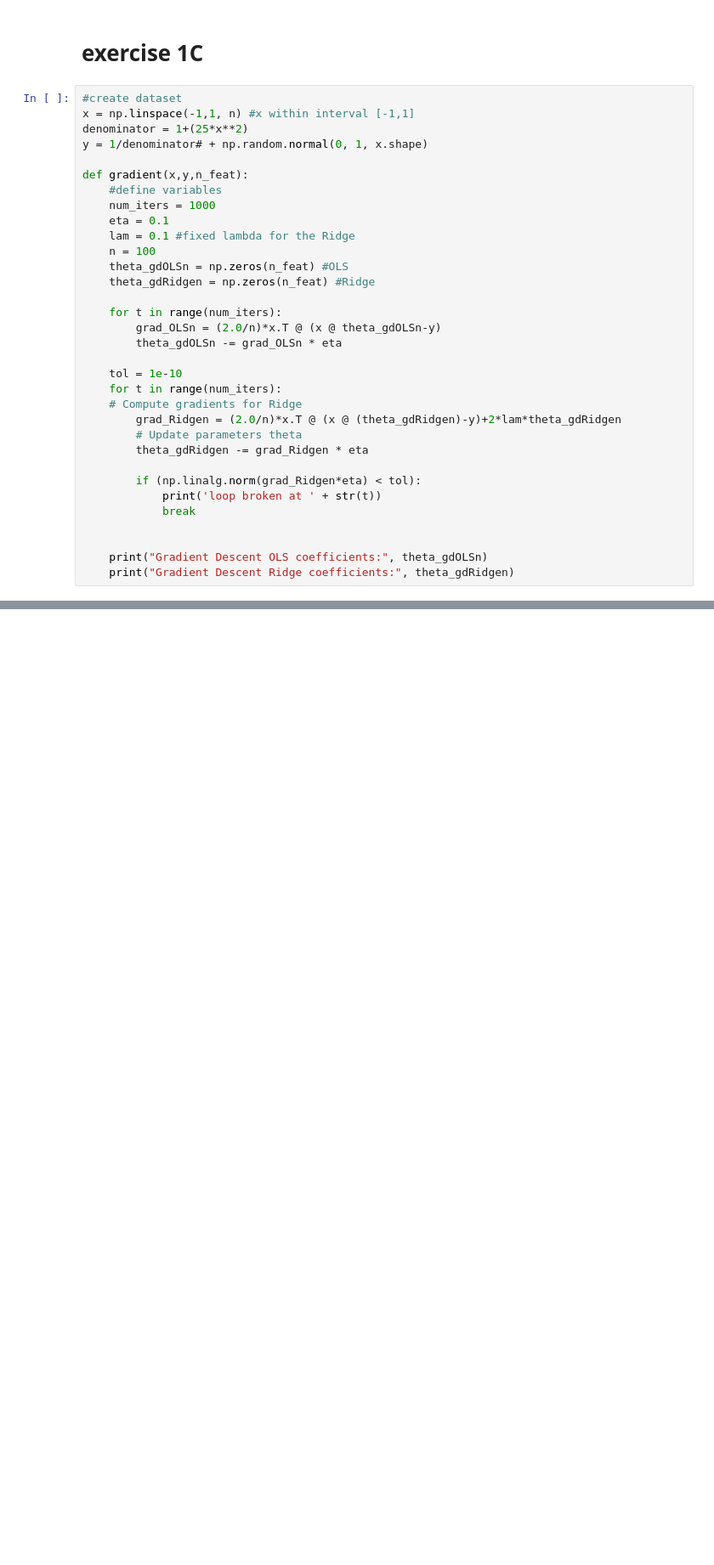
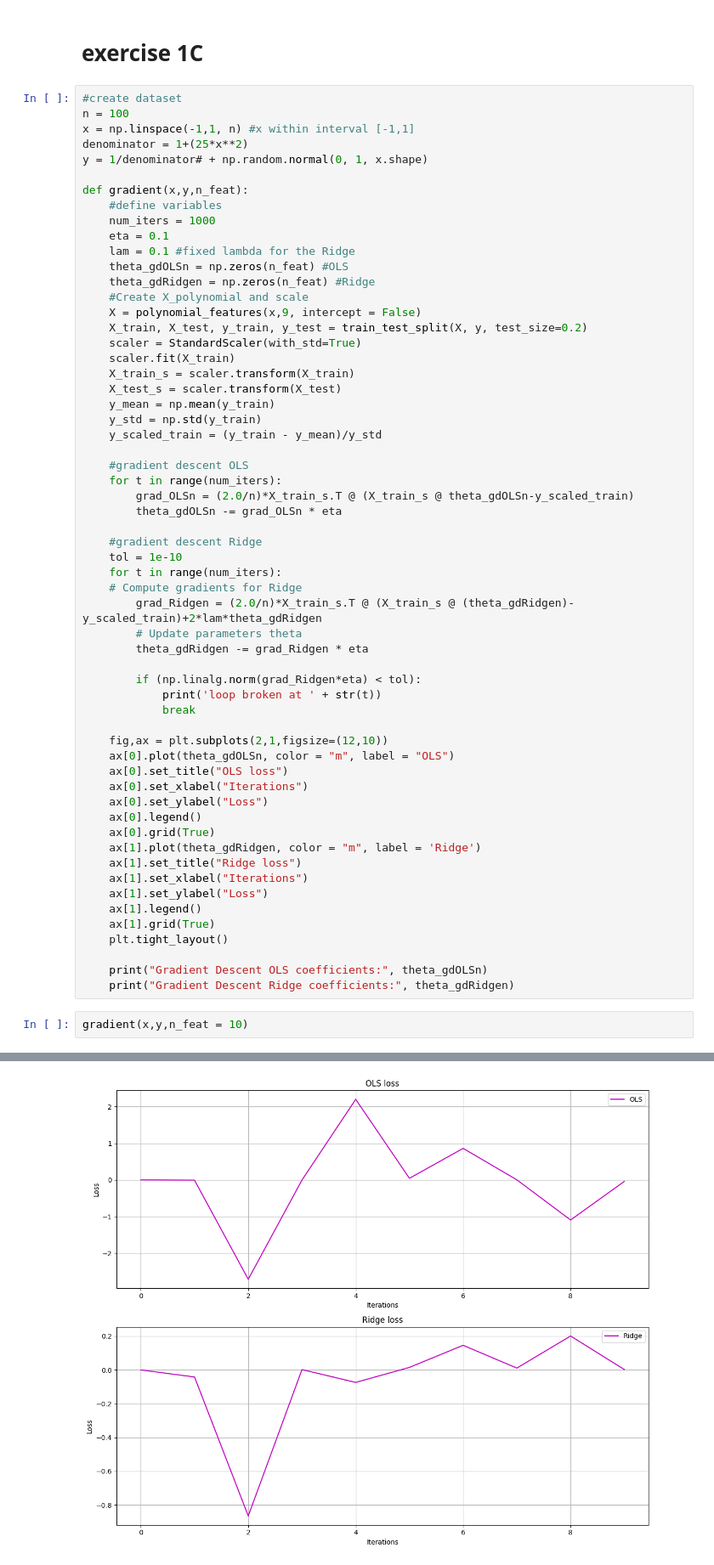
Before and after one commit to BirkS20/Project1_joint, a Jupyter notebook: malene_prover_seg_på_oppgaver_hun_ikke_blir_aa_faa_til_jeg_griner_vil_sove_men_er_stressa_buhu.ipynb, the cells around one changed output, grey strips where cells are left out. Shown: that part at 85% size. Drawn from its saved outputs; the diff is of its cells as text; blank space fills up the shorter version.

```diff
--- a/malene_prover_seg_på_oppgaver_hun_ikke_blir_aa_faa_til_jeg_griner_vil_sove_men_er_stressa_buhu.ipynb
+++ b/malene_prover_seg_på_oppgaver_hun_ikke_blir_aa_faa_til_jeg_griner_vil_sove_men_er_stressa_buhu.ipynb
@@ -202,6 +205,7 @@ mse_test_list_r, mse_train_list_r = poly_plot_ridge()
 # exercise 1C
 # %%
 #create dataset
+n = 100
 x = np.linspace(-1,1, n) #x within interval [-1,1]
 denominator = 1+(25*x**2)
 y = 1/denominator# + np.random.normal(0, 1, x.shape)
@@ -211,18 +215,29 @@ def gradient(x,y,n_feat):
     num_iters = 1000
     eta = 0.1
     lam = 0.1 #fixed lambda for the Ridge
-    n = 100
     theta_gdOLSn = np.zeros(n_feat) #OLS
     theta_gdRidgen = np.zeros(n_feat) #Ridge
+    #Create X_polynomial and scale
+    X = polynomial_features(x,9, intercept = False)
+    X_train, X_test, y_train, y_test = train_test_split(X, y, test_size=0.2)
+    scaler = StandardScaler(with_std=True)
+    scaler.fit(X_train)
+    X_train_s = scaler.transform(X_train)
+    X_test_s = scaler.transform(X_test)
+    y_mean = np.mean(y_train)
+    y_std = np.std(y_train)
+    y_scaled_train = (y_train - y_mean)/y_std
 
+    #gradient descent OLS
     for t in range(num_iters):
-        grad_OLSn = (2.0/n)*x.T @ (x @ theta_gdOLSn-y)
+        grad_OLSn = (2.0/n)*X_train_s.T @ (X_train_s @ theta_gdOLSn-y_scaled_train)
         theta_gdOLSn -= grad_OLSn * eta
 
+    #gradient descent Ridge
     tol = 1e-10
     for t in range(num_iters):
     # Compute gradients for Ridge
-        grad_Ridgen = (2.0/n)*x.T @ (x @ (theta_gdRidgen)-y)+2*lam*theta_gdRidgen
+        grad_Ridgen = (2.0/n)*X_train_s.T @ (X_train_s @ (theta_gdRidgen)-y_scaled_train)+2*lam*theta_gdRidgen
         # Update parameters theta
         theta_gdRidgen -= grad_Ridgen * eta
 
@@ -230,6 +245,23 @@ def gradient(x,y,n_feat):
             print('loop broken at ' + str(t))
             break
 
+    fig,ax = plt.subplots(2,1,figsize=(12,10))
+    ax[0].plot(theta_gdOLSn, color = "m", label = "OLS")
+    ax[0].set_title("OLS loss")
+    ax[0].set_xlabel("Iterations")
+    ax[0].set_ylabel("Loss")
+    ax[0].legend()
+    ax[0].grid(True)
+    ax[1].plot(theta_gdRidgen, color = "m", label = 'Ridge')
+    ax[1].set_title("Ridge loss")
+    ax[1].set_xlabel("Iterations")
+    ax[1].set_ylabel("Loss")
+    ax[1].legend()
+    ax[1].grid(True)
+    plt.tight_layout()
 
     print("Gradient Descent OLS coefficients:", theta_gdOLSn)
     print("Gradient Descent Ridge coefficients:", theta_gdRidgen)
+# %%
+gradient(x,y,n_feat = 10)
+# %% [output]
@@ -235,0 +274 @@ def gradient(x,y,n_feat):
+[figure, added]
```
Also changed, not shown: parts of 4 cells of this notebook.
